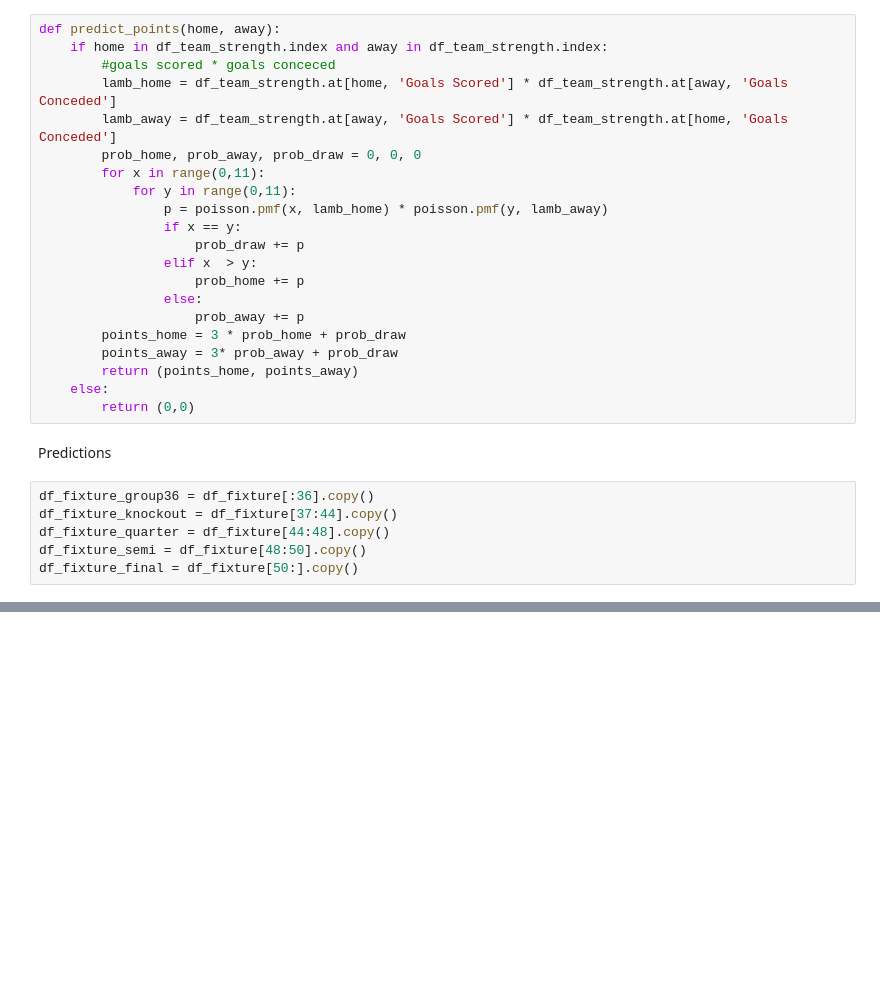
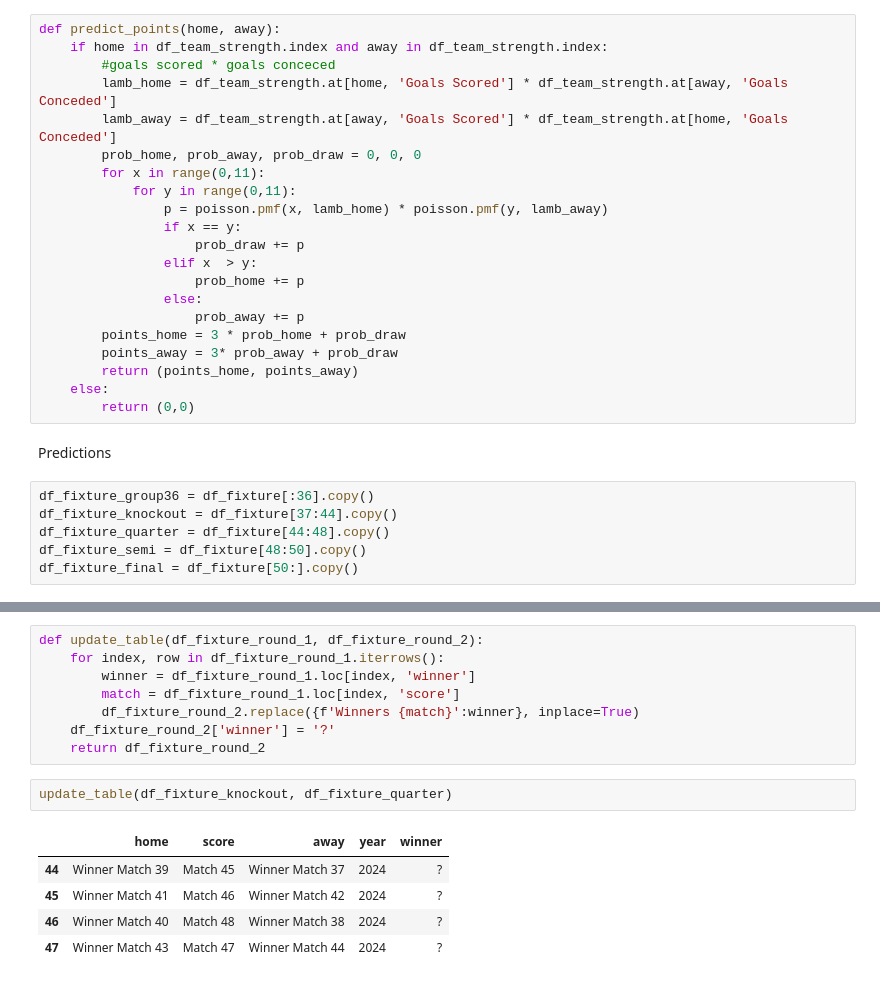
Before and after one commit to Prath07/Euro-2024, a Jupyter notebook: model.ipynb, the cells around one changed output, grey strips where cells are left out. Saved outputs shown, nothing was run; the diff lists cells and outputs as text; blank space fills up the shorter version.

```diff
--- a/model.ipynb
+++ b/model.ipynb
@@ -189,0 +292,16 @@ KeyError: 'Team'
+# %%
+def update_table(df_fixture_round_1, df_fixture_round_2):
+    for index, row in df_fixture_round_1.iterrows():
+        winner = df_fixture_round_1.loc[index, 'winner']
+        match = df_fixture_round_1.loc[index, 'score']
+        df_fixture_round_2.replace({f'Winners {match}':winner}, inplace=True)
+    df_fixture_round_2['winner'] = '?'
+    return df_fixture_round_2
+# %%
+update_table(df_fixture_knockout, df_fixture_quarter)
+# %% [output]
+|  | home | score | away | year | winner |
+| 44 | Winner Match 39 | Match 45 | Winner Match 37 | 2024 | ? |
+| 45 | Winner Match 41 | Match 46 | Winner Match 42 | 2024 | ? |
+| 46 | Winner Match 40 | Match 48 | Winner Match 38 | 2024 | ? |
+| 47 | Winner Match 43 | Match 47 | Winner Match 44 | 2024 | ? |
```
Also changed, not shown: parts of 21 cells of this notebook, 2 other files.
